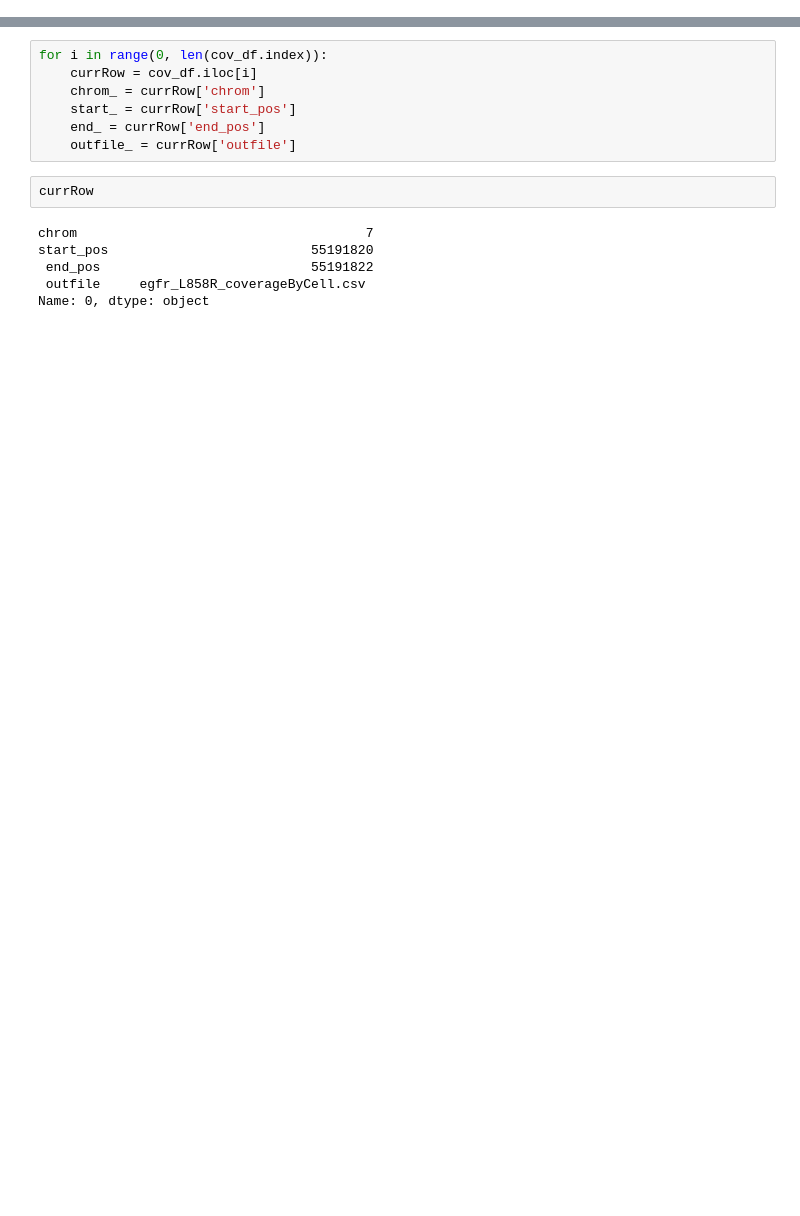
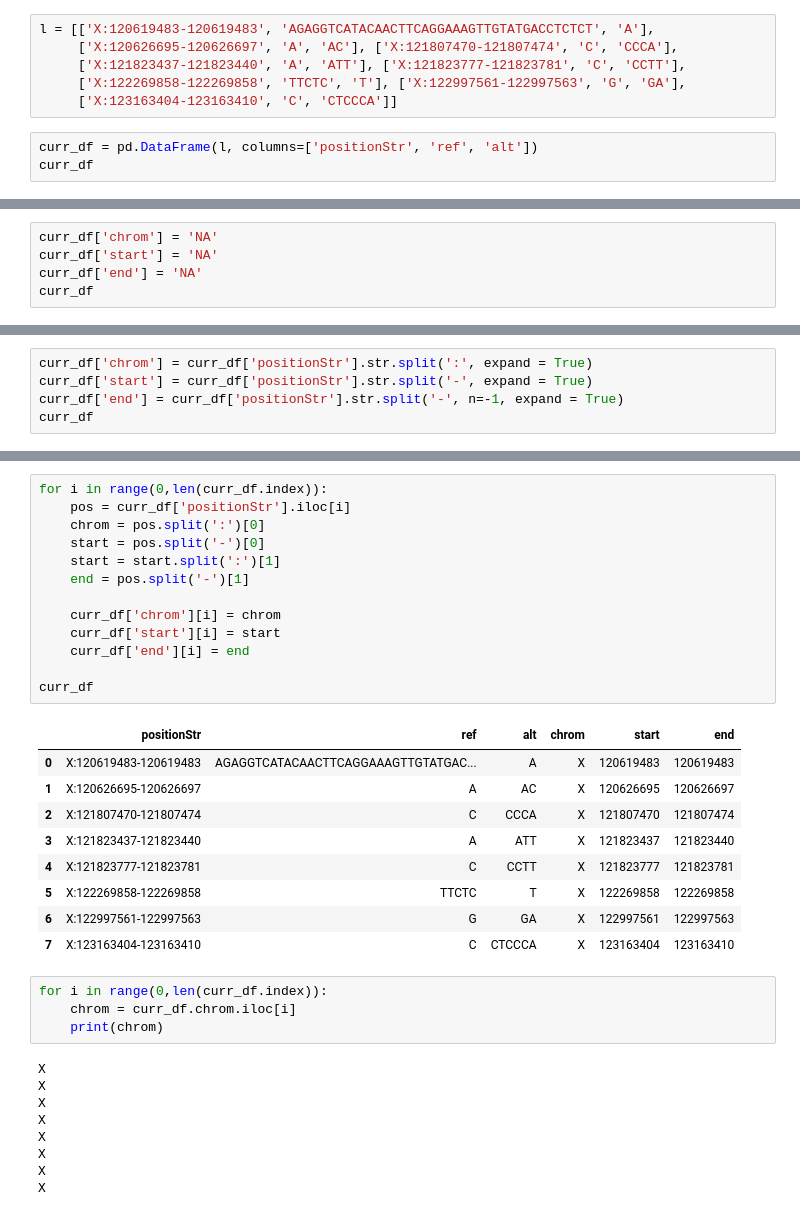
Before and after one commit to czbiohub-sf/cerebra, a Jupyter notebook: py_notebooks/scratch.ipynb, the cells around one changed output, grey strips where cells are left out. Drawn from its saved outputs; the diff is of its cells as text; blank space fills up the shorter version.

```diff
--- a/py_notebooks/scratch.ipynb
+++ b/py_notebooks/scratch.ipynb
@@ -18,0 +96,9 @@ cov_df
+# %%
+l = [['X:120619483-120619483', 'AGAGGTCATACAACTTCAGGAAAGTTGTATGACCTCTCT', 'A'],
+     ['X:120626695-120626697', 'A', 'AC'], ['X:121807470-121807474', 'C', 'CCCA'],
+     ['X:121823437-121823440', 'A', 'ATT'], ['X:121823777-121823781', 'C', 'CCTT'],
+     ['X:122269858-122269858', 'TTCTC', 'T'], ['X:122997561-122997563', 'G', 'GA'],
+     ['X:123163404-123163410', 'C', 'CTCCCA']]
+# %%
+curr_df = pd.DataFrame(l, columns=['positionStr', 'ref', 'alt'])
+curr_df
@@ -18,0 +131,5 @@ cov_df
+# %%
+curr_df['chrom'] = 'NA'
+curr_df['start'] = 'NA'
+curr_df['end'] = 'NA'
+curr_df
@@ -18,0 +146,5 @@ cov_df
+# %%
+curr_df['chrom'] = curr_df['positionStr'].str.split(':', expand = True)
+curr_df['start'] = curr_df['positionStr'].str.split('-', expand = True)
+curr_df['end'] = curr_df['positionStr'].str.split('-', n=-1, expand = True)
+curr_df
@@ -19,15 +161,36 @@ cov_df
+# %%
+for i in range(0,len(curr_df.index)):
+    pos = curr_df['positionStr'].iloc[i]
+    chrom = pos.split(':')[0]
+    start = pos.split('-')[0]
+    start = start.split(':')[1]
+    end = pos.split('-')[1]
+
+    curr_df['chrom'][i] = chrom
+    curr_df['start'][i] = start
+    curr_df['end'][i] = end
+
+curr_df
+# %% [output]
+|  | positionStr | ref | alt | chrom | start | end |
+| 0 | X:120619483-120619483 | AGAGGTCATACAACTTCAGGAAAGTTGTATGAC... | A | X | 120619483 | 120619483 |
+| 1 | X:120626695-120626697 | A | AC | X | 120626695 | 120626697 |
+| 2 | X:121807470-121807474 | C | CCCA | X | 121807470 | 121807474 |
+| 3 | X:121823437-121823440 | A | ATT | X | 121823437 | 121823440 |
+| 4 | X:121823777-121823781 | C | CCTT | X | 121823777 | 121823781 |
+| 5 | X:122269858-122269858 | TTCTC | T | X | 122269858 | 122269858 |
+| 6 | X:122997561-122997563 | G | GA | X | 122997561 | 122997563 |
+| 7 | X:123163404-123163410 | C | CTCCCA | X | 123163404 | 123163410 |
 # %%
-for i in range(0, len(cov_df.index)):
-    currRow = cov_df.iloc[i]
-    chrom_ = currRow['chrom']
-    start_ = currRow['start_pos']
-    end_ = currRow['end_pos']
-    outfile_ = currRow['outfile']
+for i in range(0,len(curr_df.index)):
+    chrom = curr_df.chrom.iloc[i]
+    print(chrom)
+# %% [output]
+X
+X
+X
+X
+X
+X
+X
+X
-# %%
-currRow
-# %% [output]
-chrom                                     7
-start_pos                          55191820
- end_pos                           55191822
- outfile     egfr_L858R_coverageByCell.csv
-Name: 0, dtype: object
```
Also changed, not shown: parts of 30 cells of this notebook, 3 other files.
